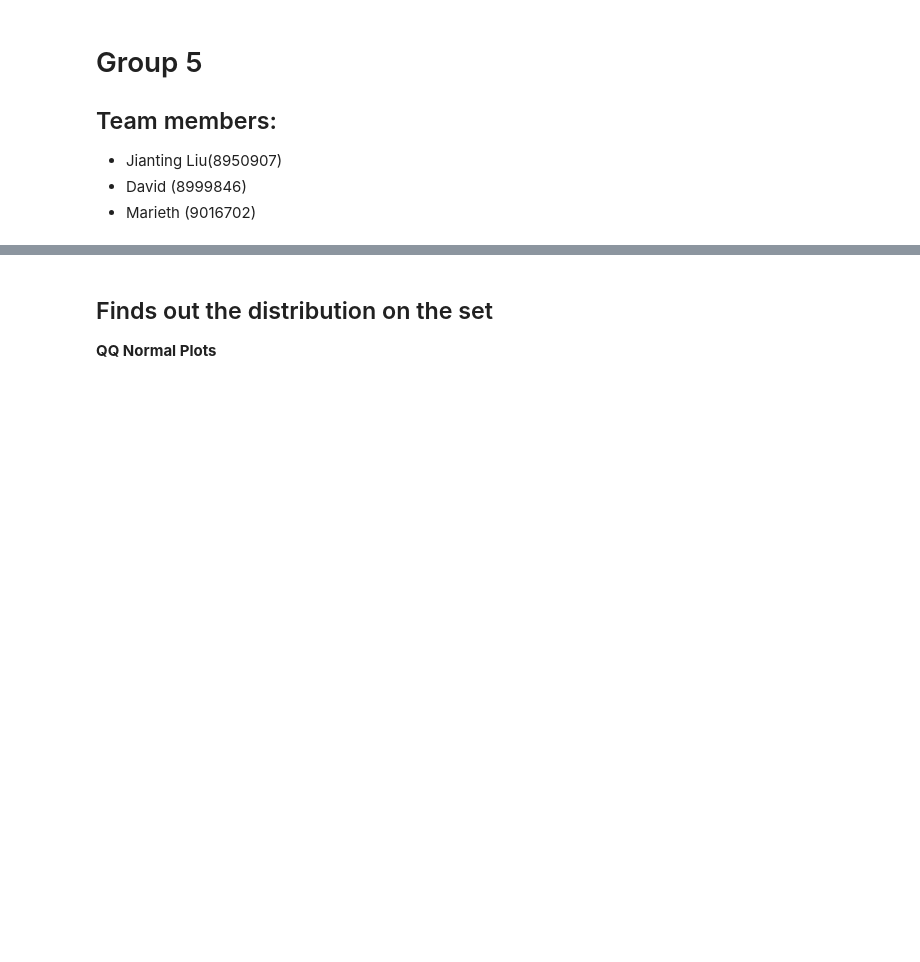
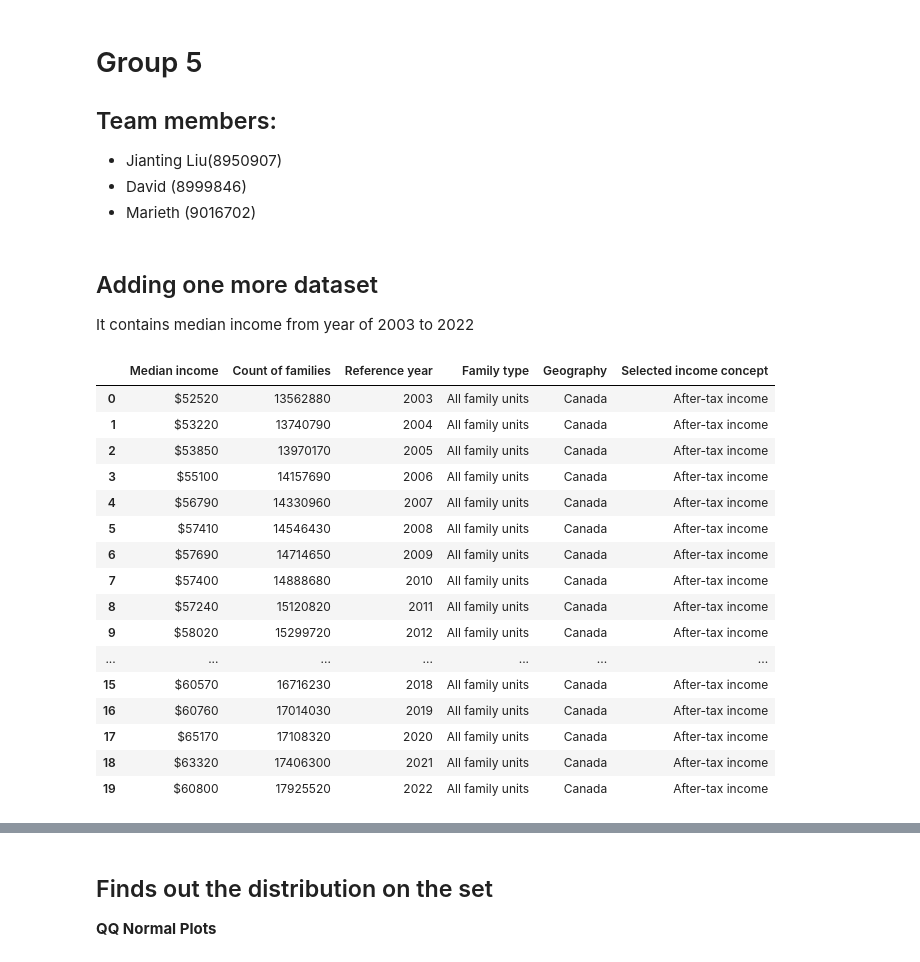
Before and after one commit to Jianting-Selina/PROG8430-1, a Jupyter notebook: week34presentation.ipynb, the cells around one changed output, grey strips where cells are left out. Cells and saved outputs as stored; diff of their text form; code cells hidden in the pictures; blank space fills up the shorter version.

```diff
--- a/week34presentation.ipynb
+++ b/week34presentation.ipynb
@@ -4,3 +4,29 @@
 - Jianting Liu(8950907)
 - David (8999846)
 - Marieth (9016702)
+# %% [markdown]
+## Adding one more dataset
+ It contains median income from year of 2003 to 2022
+# %%
+import pandas as pd
+#income data
+income_data = pd.read_csv("incomedata.csv")
+income_data
+# %% [output]
+|  | Median income | Count of families | Reference year | Family type | Geography | Selected income concept |
+| 0 | $52520 | 13562880 | 2003 | All family units | Canada | After-tax income |
+| 1 | $53220 | 13740790 | 2004 | All family units | Canada | After-tax income |
+| 2 | $53850 | 13970170 | 2005 | All family units | Canada | After-tax income |
+| 3 | $55100 | 14157690 | 2006 | All family units | Canada | After-tax income |
+| 4 | $56790 | 14330960 | 2007 | All family units | Canada | After-tax income |
+| 5 | $57410 | 14546430 | 2008 | All family units | Canada | After-tax income |
+| 6 | $57690 | 14714650 | 2009 | All family units | Canada | After-tax income |
+| 7 | $57400 | 14888680 | 2010 | All family units | Canada | After-tax income |
+| 8 | $57240 | 15120820 | 2011 | All family units | Canada | After-tax income |
+| 9 | $58020 | 15299720 | 2012 | All family units | Canada | After-tax income |
+| ... | ... | ... | ... | ... | ... | ... |
+| 15 | $60570 | 16716230 | 2018 | All family units | Canada | After-tax income |
+| 16 | $60760 | 17014030 | 2019 | All family units | Canada | After-tax income |
+| 17 | $65170 | 17108320 | 2020 | All family units | Canada | After-tax income |
+| 18 | $63320 | 17406300 | 2021 | All family units | Canada | After-tax income |
+| 19 | $60800 | 17925520 | 2022 | All family units | Canada | After-tax income |
```
Also changed, not shown: parts of 12 cells of this notebook, 2 other files.
